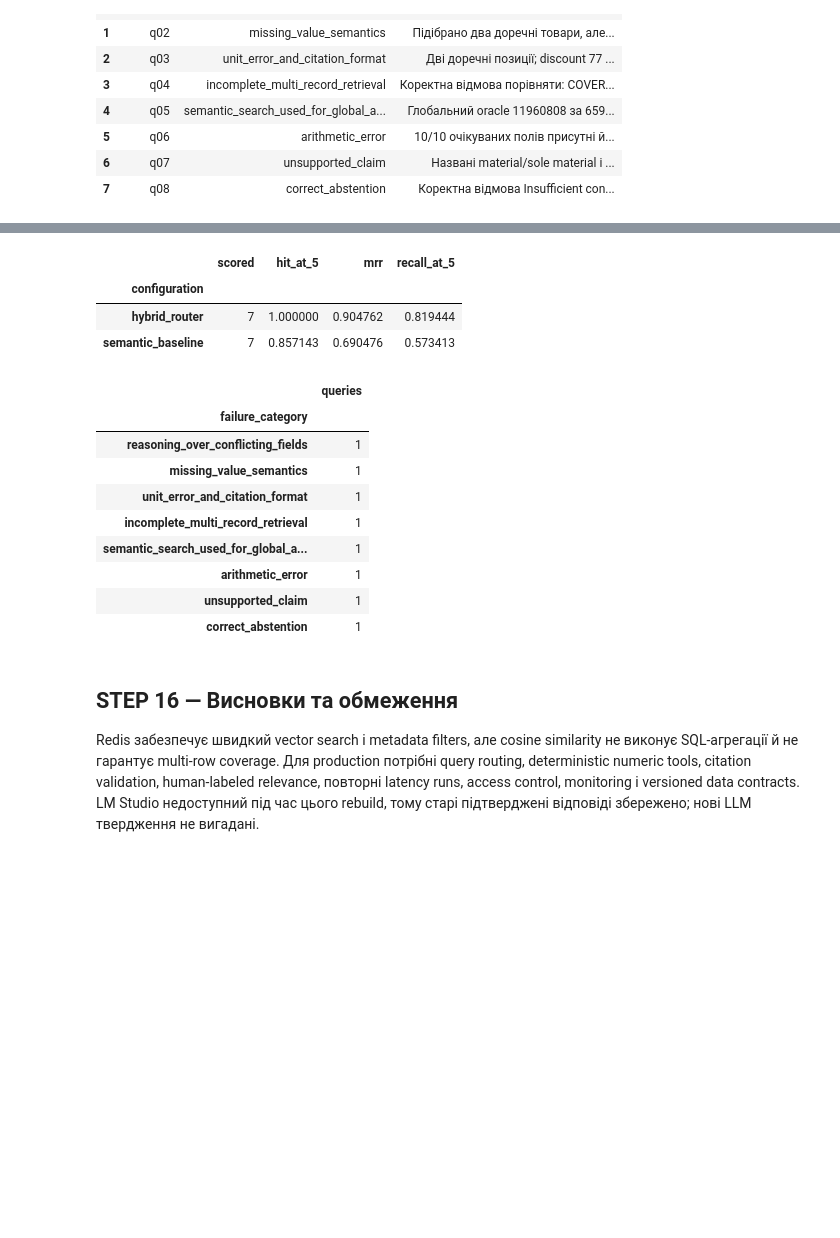
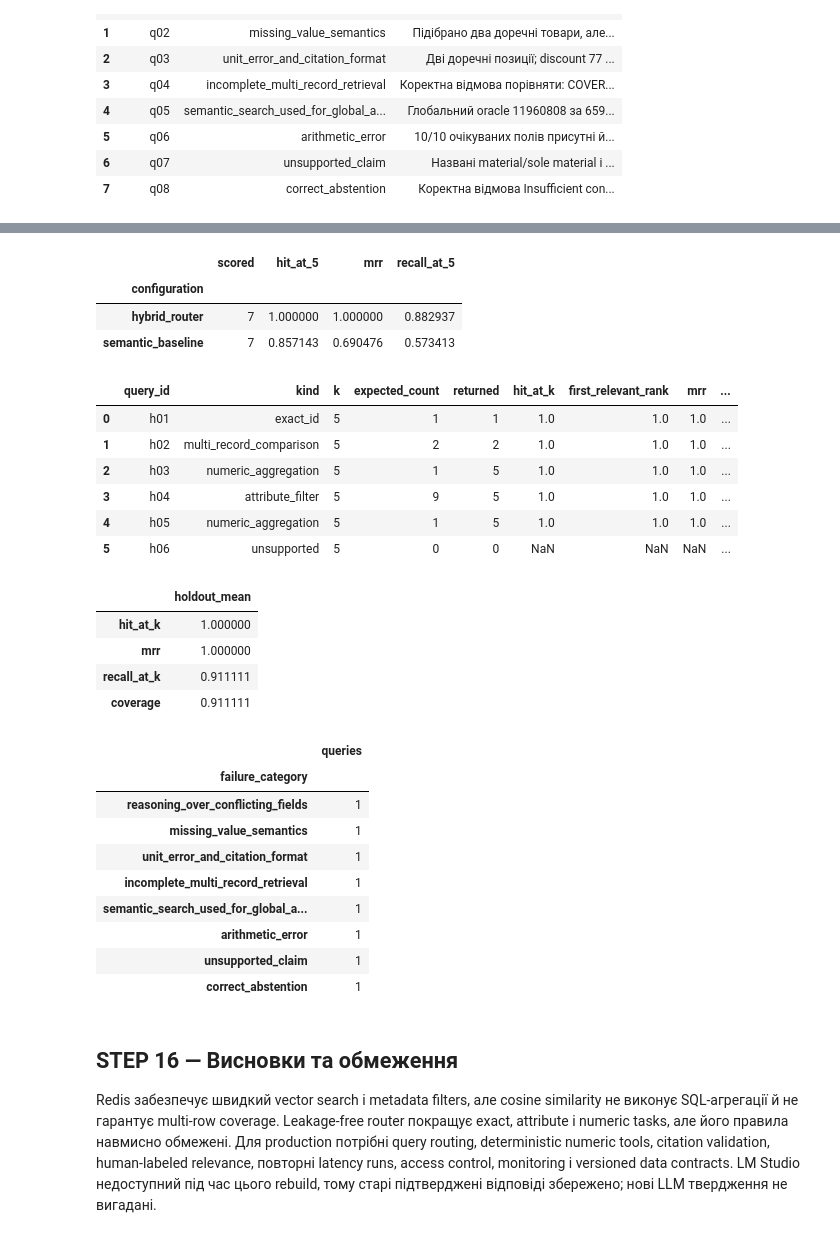
Before and after one commit to Eclipse-XS/Neural-Network-Technologies-and-Systems, a Jupyter notebook: labs/lab03_rag/notebooks/01_redis_csv_rag.ipynb, the cells around one changed output, grey strips where cells are left out. Saved outputs shown, nothing was run; the diff lists cells and outputs as text; code cells hidden in the pictures; blank space fills up the shorter version.

```diff
--- a/labs/lab03_rag/notebooks/01_redis_csv_rag.ipynb
+++ b/labs/lab03_rag/notebooks/01_redis_csv_rag.ipynb
@@ -261,24 +275,39 @@ display(structured[['query_id','product_id','title','category','final_price_nume
 # %%
 dashboard = comparison.groupby('configuration').agg(
     scored=('hit_at_k','count'), hit_at_5=('hit_at_k','mean'), mrr=('mrr','mean'), recall_at_5=('recall_at_k','mean'))
 display(dashboard)
+holdout = pd.read_csv(LAB/'artifacts/portfolio/holdout_evaluation.csv')
+display(holdout)
+display(holdout[holdout.expected_count > 0][['hit_at_k','mrr','recall_at_k','coverage']].mean().to_frame('holdout_mean'))
 display(reviews.failure_category.value_counts().rename_axis('failure_category').to_frame('queries'))
 # %% [output]
 |  | scored | hit_at_5 | mrr | recall_at_5 |
 | configuration |  |  |  |  |
-| hybrid_router | 7 | 1.000000 | 0.904762 | 0.819444 |
+| hybrid_router | 7 | 1.000000 | 1.000000 | 0.882937 |
 | semantic_baseline | 7 | 0.857143 | 0.690476 | 0.573413 |
-|  | queries |
-| failure_category |  |
-| reasoning_over_conflicting_fields | 1 |
-| missing_value_semantics | 1 |
-| unit_error_and_citation_format | 1 |
-| incomplete_multi_record_retrieval | 1 |
-| semantic_search_used_for_global_a... | 1 |
-| arithmetic_error | 1 |
-| unsupported_claim | 1 |
-| correct_abstention | 1 |
+|  | query_id | kind | k | expected_count | returned | hit_at_k | first_relevant_rank | mrr | ... |
+| 0 | h01 | exact_id | 5 | 1 | 1 | 1.0 | 1.0 | 1.0 | ... |
+| 1 | h02 | multi_record_comparison | 5 | 2 | 2 | 1.0 | 1.0 | 1.0 | ... |
+| 2 | h03 | numeric_aggregation | 5 | 1 | 5 | 1.0 | 1.0 | 1.0 | ... |
+| 3 | h04 | attribute_filter | 5 | 9 | 5 | 1.0 | 1.0 | 1.0 | ... |
+| 4 | h05 | numeric_aggregation | 5 | 1 | 5 | 1.0 | 1.0 | 1.0 | ... |
+| 5 | h06 | unsupported | 5 | 0 | 0 | NaN | NaN | NaN | ... |
+|  | holdout_mean |
+| hit_at_k | 1.000000 |
+| mrr | 1.000000 |
+| recall_at_k | 0.911111 |
+| coverage | 0.911111 |
+|  | queries |
+| failure_category |  |
+| reasoning_over_conflicting_fields | 1 |
+| missing_value_semantics | 1 |
+| unit_error_and_citation_format | 1 |
+| incomplete_multi_record_retrieval | 1 |
+| semantic_search_used_for_global_a... | 1 |
+| arithmetic_error | 1 |
+| unsupported_claim | 1 |
+| correct_abstention | 1 |
 # %% [markdown]
 ## STEP 16 — Висновки та обмеження
 
-Redis забезпечує швидкий vector search і metadata filters, але cosine similarity не виконує SQL-агрегації й не гарантує multi-row coverage. Для production потрібні query routing, deterministic numeric tools, citation validation, human-labeled relevance, повторні latency runs, access control, monitoring і versioned data contracts. LM Studio недоступний під час цього rebuild, тому старі підтверджені відповіді збережено; нові LLM твердження не вигадані.
+Redis забезпечує швидкий vector search і metadata filters, але cosine similarity не виконує SQL-агрегації й не гарантує multi-row coverage. Leakage-free router покращує exact, attribute і numeric tasks, але його правила навмисно обмежені. Для production потрібні query routing, deterministic numeric tools, citation validation, human-labeled relevance, повторні latency runs, access control, monitoring і versioned data contracts. LM Studio недоступний під час цього rebuild, тому старі підтверджені відповіді збережено; нові LLM твердження не вигадані.
```
Also changed, not shown: parts of 6 cells of this notebook, 11 other files.
